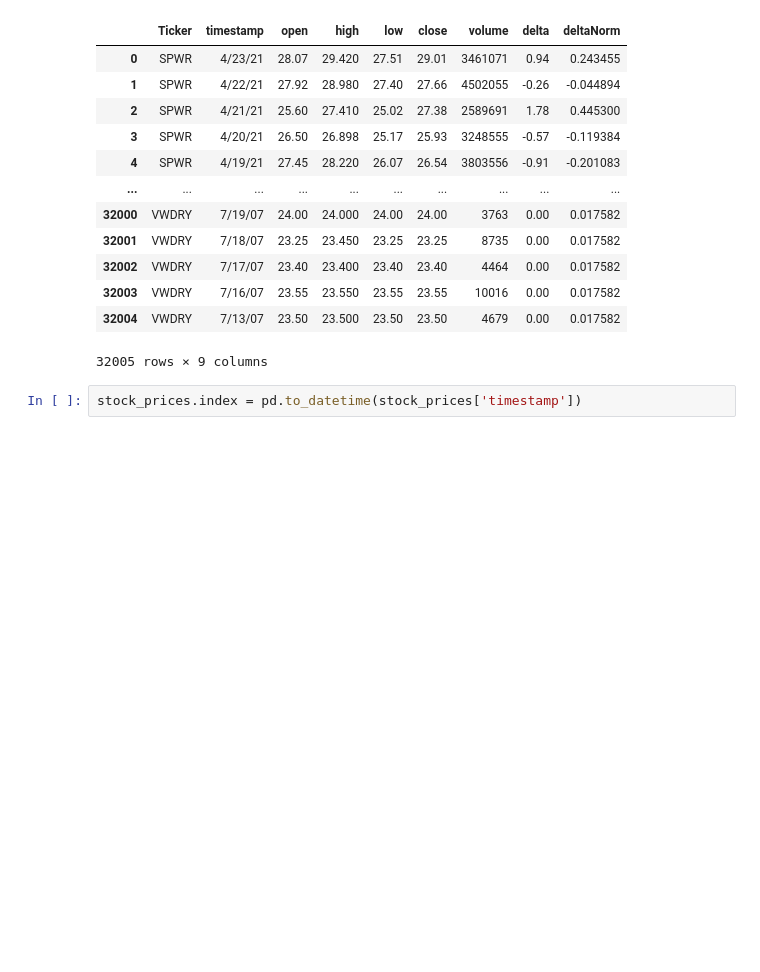
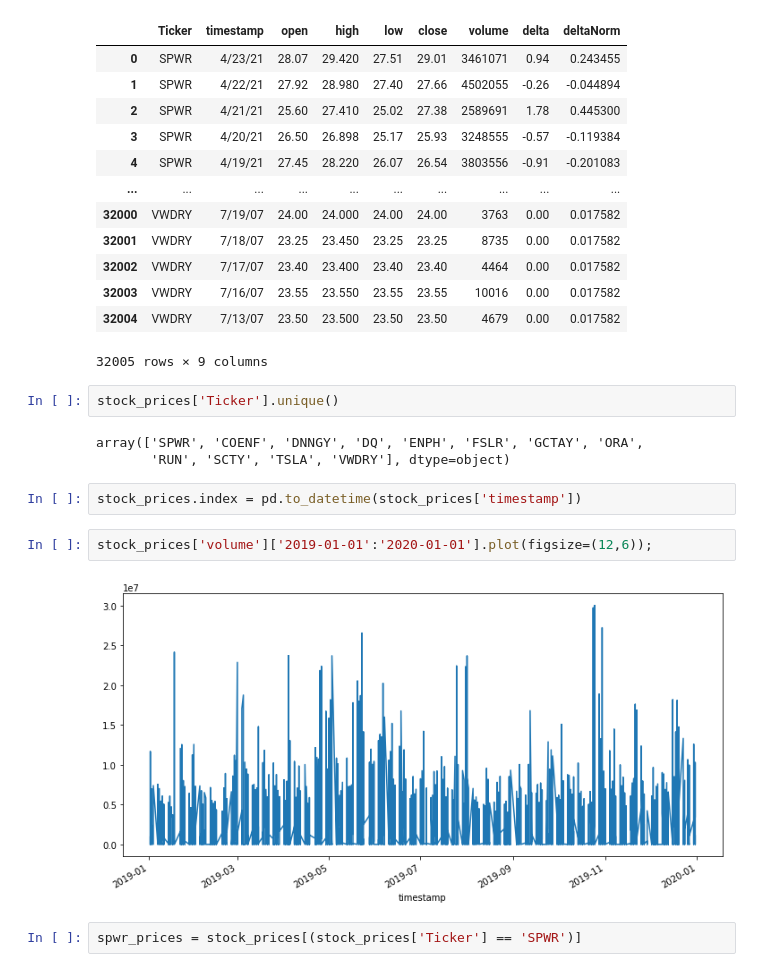
Before and after one commit to roldanjrgl/bds_green_investing, a Jupyter notebook: explore_all_datasets/explore_stock_prices.ipynb, the cells around one changed output. Saved outputs shown, nothing was run; the diff lists cells and outputs as text; blank space fills up the shorter version.

Commit message:
explored stock prices datasetS

```diff
--- a/explore_all_datasets/explore_stock_prices.ipynb
+++ b/explore_all_datasets/explore_stock_prices.ipynb
@@ -28,5 +28,16 @@ stock_prices
 | 32003 | VWDRY | 7/16/07 | 23.55 | 23.550 | 23.55 | 23.55 | 10016 | 0.00 | 0.017582 |
 | 32004 | VWDRY | 7/13/07 | 23.50 | 23.500 | 23.50 | 23.50 | 4679 | 0.00 | 0.017582 |
 32005 rows × 9 columns
+# %%
+stock_prices['Ticker'].unique()
+# %% [output]
+array(['SPWR', 'COENF', 'DNNGY', 'DQ', 'ENPH', 'FSLR', 'GCTAY', 'ORA',
+       'RUN', 'SCTY', 'TSLA', 'VWDRY'], dtype=object)
 # %%
 stock_prices.index = pd.to_datetime(stock_prices['timestamp'])
+# %%
+stock_prices['volume']['2019-01-01':'2020-01-01'].plot(figsize=(12,6));
+# %% [output]
+[figure, added]
+# %%
+spwr_prices = stock_prices[(stock_prices['Ticker'] == 'SPWR')]
```
Also changed, not shown: parts of 13 cells of this notebook.
